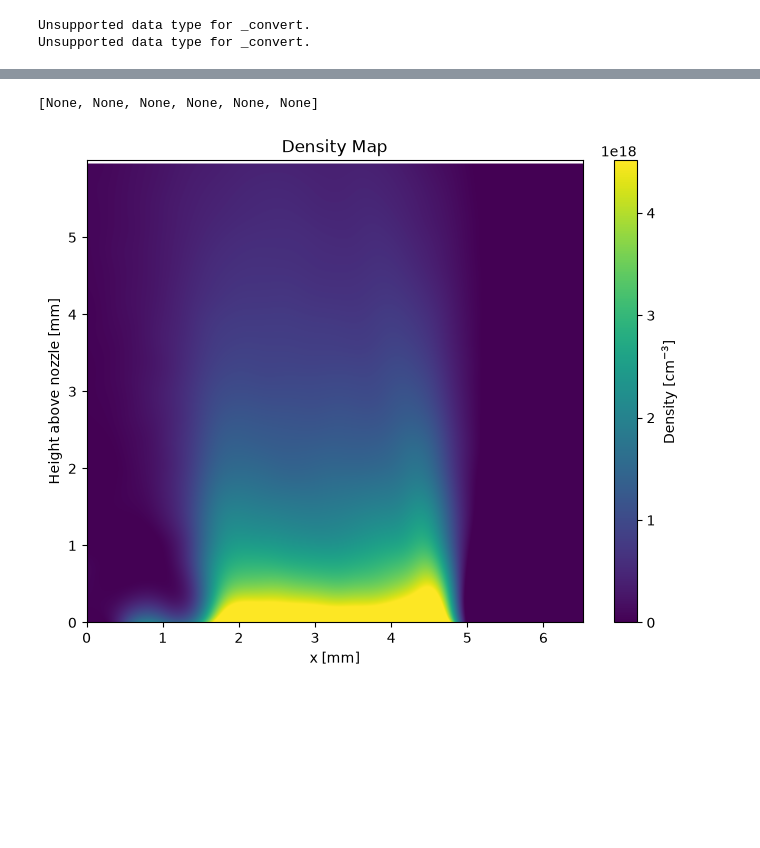
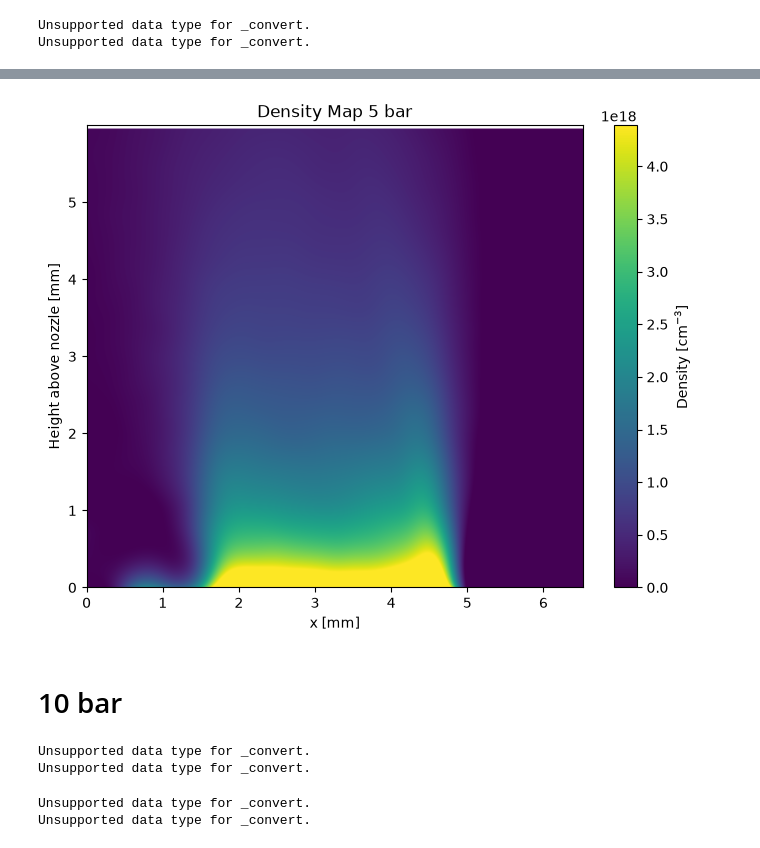
Before and after one commit to MalkaTargetry/nozzle_analysis, a Jupyter notebook: notebooks/nozzle_142.ipynb, the cells around one changed output, grey strips where cells are left out. Saved outputs shown, nothing was run; the diff lists cells and outputs as text; code cells hidden in the pictures; blank space fills up the shorter version.

```diff
--- a/notebooks/nozzle_142.ipynb
+++ b/notebooks/nozzle_142.ipynb
@@ -43,8 +43,8 @@ dominant_frequency = pe.get_dominant_frequency(ref_fourier_shifted, debug = Fals
 
 delta_phase_wrapped = pe.get_delta_phase_wrapped(ref_fourier_shifted, exp_fourier_shifted, dominant_frequency, debug = False)
 ref_edge, *_ = calib.estimate_nozzle_edge(ref_roi)
-x_left, x_right = calib.detect_nozzle_x_range(ref_roi, ref_edge)
-calibrated_phase_perp, _ = calib.calibrate_phase(delta_phase_wrapped, ref_edge, x_left, x_right, debug = False)
+x_left_perp, x_right_perp = calib.detect_nozzle_x_range(ref_roi, ref_edge)
+calibrated_phase_perp, _ = calib.calibrate_phase(delta_phase_wrapped, ref_edge, x_left_perp, x_right_perp, debug = False)
 calibrated_phase_perp = unwrap_phase(calibrated_phase_perp)
 # %% [output]
 Unsupported data type for _convert.
@@ -53,4 +53,4 @@ Unsupported data type for _convert.
 # Constants
 NOZZLE_WIDTH_MM = 6.0
 NOZZLE_OPENING_MM = 0.5
-px_to_mm = calib.calculate_px_to_mm(x_left, x_right, NOZZLE_WIDTH_MM)
+px_to_mm = calib.calculate_px_to_mm(x_left_perp, x_right_perp, NOZZLE_WIDTH_MM)
@@ -124,13 +112,13 @@ density_map, x_mm, y_mm = sa.phase_to_density(cropped_phase_to_density, px_to_mm
 fig, ax = plt.subplots(figsize=(8, 6), facecolor="white")
 ax.set_facecolor("white")
 
-m = np.nanpercentile(np.abs(density_map), 98.0)
+m = np.nanpercentile(np.abs(density_map_30bar), 98.0)
 extent = [x_mm[0], x_mm[-1], y_mm[0], y_mm[-1]]
 
-im = ax.imshow(density_map, origin="lower", extent=extent, aspect="auto", cmap="viridis", vmin=0.0, vmax=m)
+im = ax.imshow(density_map_30bar, origin="lower", extent=extent, aspect="auto", cmap="viridis", vmin=0.0, vmax=m)
 
 # Format title and axes for dark mode (force black text/ticks)
-ax.set_title("Density Map", color="black")
+ax.set_title("Density Map 30 bar", color="black")
 ax.set_xlabel("x [mm]", color="black")
 ax.set_ylabel("Height above nozzle [mm]", color="black")
 ax.tick_params(colors="black")
@@ -251,7 +236,7 @@ delta_phase_wrapped = pe.get_delta_phase_wrapped(ref_fourier_shifted, exp_fourie
                                                  debug=False)
 ref_edge, *_ = calib.estimate_nozzle_edge(ref_roi)
 x_left_para, x_right_para = calib.detect_nozzle_x_range(ref_roi, ref_edge)
-calibrated_phase_para, _ = calib.calibrate_phase(delta_phase_wrapped, ref_edge, x_left_para, x_right_para, debug=True)
+calibrated_phase_para, _ = calib.calibrate_phase(delta_phase_wrapped, ref_edge, x_left_para, x_right_para, debug=False)
 
 # Crop to 6mm and Flip (so y=0 is the nozzle edge)
 phi_cropped = sa.crop_and_format_phase_map(
@@ -268,7 +253,7 @@ y_mm_para, depth_fit_para, depth_debug = sa.estimate_depth_profile(
     nozzle_opening=NOZZLE_OPENING_MM,
     fit_type="log_constrained",
     exclude_y_mm=0.6,
-    debug_show=True,
+    debug_show=False,
 
 )
 # %% [output]
@@ -279,36 +262,80 @@ Unsupported data type for _convert.
 # %%
 cropped_phase_to_density = sa.crop_and_format_phase_map(
     calibrated_phase_perp_5,
     nozzle_edge_y=ref_edge - 50,
     px_to_mm=px_to_mm,
     max_height_mm=6.0)
-density_map, x_mm, y_mm = sa.phase_to_density(cropped_phase_to_density, px_to_mm, depth_y_mm=y_mm_para,
+density_map_5bar, x_mm, y_mm = sa.phase_to_density(cropped_phase_to_density, px_to_mm, depth_y_mm=y_mm_para,
                                               depth_profile_mm=depth_fit_para, gas="argon")
 
 # Plot the result
 fig, ax = plt.subplots(figsize=(8, 6), facecolor="white")
 ax.set_facecolor("white")
 
-m = np.nanpercentile(np.abs(density_map), 98.0)
+m = np.nanpercentile(np.abs(density_map_5bar), 98.0)
 extent = [x_mm[0], x_mm[-1], y_mm[0], y_mm[-1]]
 
-im = ax.imshow(density_map, origin="lower", extent=extent, aspect="auto", cmap="viridis", vmin=0.0, vmax=m)
+im = ax.imshow(density_map_5bar, origin="lower", extent=extent, aspect="auto", cmap="viridis", vmin=0.0, vmax=m)
 
 # Format title and axes for dark mode (force black text/ticks)
-ax.set_title("Density Map", color="black")
+ax.set_title("Density Map 5 bar", color="black")
 ax.set_xlabel("x [mm]", color="black")
 ax.set_ylabel("Height above nozzle [mm]", color="black")
 ax.tick_params(colors="black")
 
 # Force plot borders (spines) to be black
 for spine in ax.spines.values():
     spine.set_color("black")
 
 # Add and format the colorbar
 cbar = fig.colorbar(im, ax=ax)
 cbar.set_label("Density [cm$^{-3}$]", color="black")
 cbar.ax.yaxis.set_tick_params(color="black")  # Tick marks
 plt.setp(plt.getp(cbar.ax.axes, 'yticklabels'), color='black')  # Tick labels
+
+measured_exit_lineout_5bar = density_map_5bar[edge_z_pixel, int(x_left):int(x_right)]
 # %% [output]
-[None, None, None, None, None, None]
-[figure, old version]
+[figure, new version]
+# %% [markdown]
+# 10 bar
+# %%
+hdf5_path10bar = r"C:\Users\vmlab\Documents\data\files\2026\03\25\Ar-10bar"
+
+# Using the same ROI defined earlier
+ref_img_10, exp_img_10, ref_roi_10, exp_roi_10 = pe.get_interferometry_images(hdf5_path10bar, roi=roi)
+
+ref_fourier_shifted_10 = pe.get_fourier(ref_roi_10)
+exp_fourier_shifted_10 = pe.get_fourier(exp_roi_10)
+
+dominant_frequency_10 = pe.get_dominant_frequency(ref_fourier_shifted_10, debug=False)
+
+delta_phase_wrapped_10 = pe.get_delta_phase_wrapped(ref_fourier_shifted_10, exp_fourier_shifted_10, dominant_frequency_10,
+                                                   debug=False)
+
+ref_edge_10, *_ = calib.estimate_nozzle_edge(ref_roi_10)
+x_left_10, x_right_10 = calib.detect_nozzle_x_range(ref_roi_10, ref_edge_10)
+calibrated_phase_perp_10, _ = calib.calibrate_phase(delta_phase_wrapped_10, ref_edge_10, x_left_10, x_right_10, debug=False)
+calibrated_phase_perp_10 = unwrap_phase(calibrated_phase_perp_10)
+# %% [output]
+Unsupported data type for _convert.
+Unsupported data type for _convert.
+# %%
+
+hdf5_path = r"C:\Users\vmlab\Documents\data\files\2026\03\25\Ar-10bar 90deg"
+
+roi = [2000, 5000, 1000, 4000]  # [x_start, x_end, y_start, y_end]
+ref_img, exp_img, ref_roi, exp_roi = pe.get_interferometry_images(hdf5_path, roi=roi)
+
+ref_fourier_shifted = pe.get_fourier(ref_roi)
+exp_fourier_shifted = pe.get_fourier(exp_roi)
+
+dominant_frequency = pe.get_dominant_frequency(ref_fourier_shifted, debug=False)
+
+delta_phase_wrapped = pe.get_delta_phase_wrapped(ref_fourier_shifted, exp_fourier_shifted, dominant_frequency,
+                                                 debug=False)
+ref_edge, *_ = calib.estimate_nozzle_edge(ref_roi)
+x_left_para, x_right_para = calib.detect_nozzle_x_range(ref_roi, ref_edge)
+calibrated_phase_para, _ = calib.calibrate_phase(delta_phase_wrapped, ref_edge, x_left_para, x_right_para, debug=False)
+# %% [output]
+Unsupported data type for _convert.
+Unsupported data type for _convert.
```
Also changed, not shown: parts of 19 cells of this notebook.
